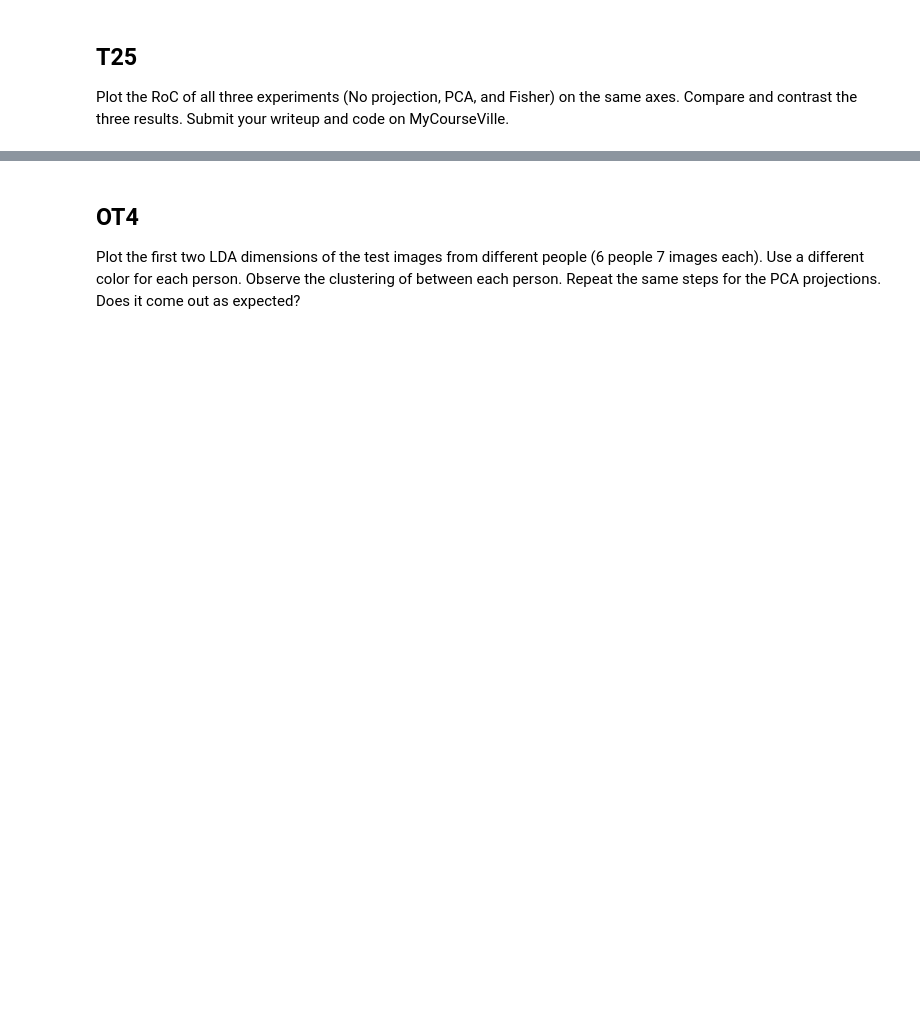
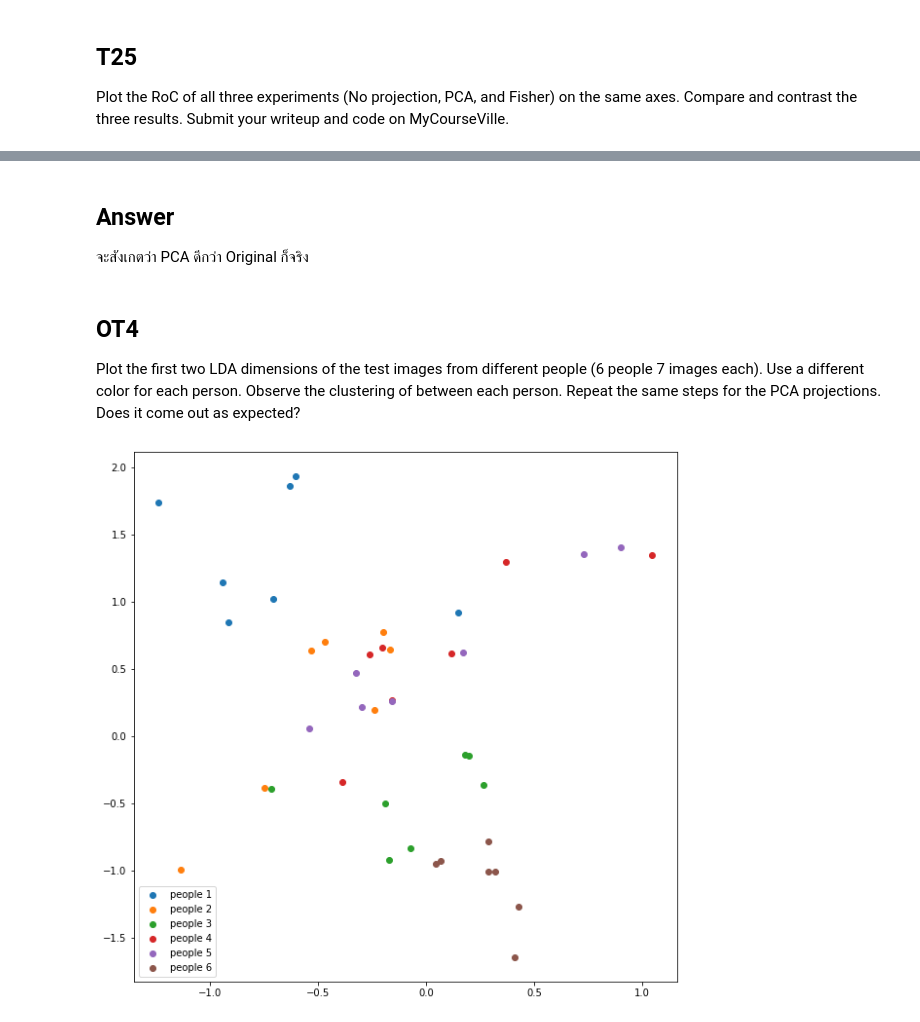
Before and after one commit to saenyakorn/2110573-PATT-RECOG, a Jupyter notebook: HW/HW03/HW03_Saenyakorn_Siangsanoh.ipynb, the cells around one changed output, grey strips where cells are left out. Saved outputs shown, nothing was run; the diff lists cells and outputs as text; code cells hidden in the pictures; blank space fills up the shorter version.

```diff
--- a/HW/HW03/HW03_Saenyakorn_Siangsanoh.ipynb
+++ b/HW/HW03/HW03_Saenyakorn_Siangsanoh.ipynb
@@ -1003,5 +1125,19 @@ Fisher) on the same axes. Compare and contrast the three results. Submit your wr
+# %% [markdown]
+## Answer
+
+จะสังเกตว่า PCA ดีกว่า Original ก็จริง
 # %% [markdown]
 ## OT4
 
 Plot the first two LDA dimensions of the test images from different
 people (6 people 7 images each). Use a different color for each person. Observe the clustering of between each person. Repeat the same steps for the PCA projections. Does it come out as expected?
+# %%
+plt.figure(figsize=(10,10))
+for i in range(0, 6):
+  idx_lb = 120 + 10*i
+  idx_ub = idx_lb + 7
+  plt.scatter(a[idx_lb:idx_ub,0] , a[idx_lb:idx_ub,1], label=f"people {i+1}")
+plt.legend()
+plt.show()
+# %% [output]
+[figure, added]
```
Also changed, not shown: parts of 20 cells of this notebook, 2 other files.
